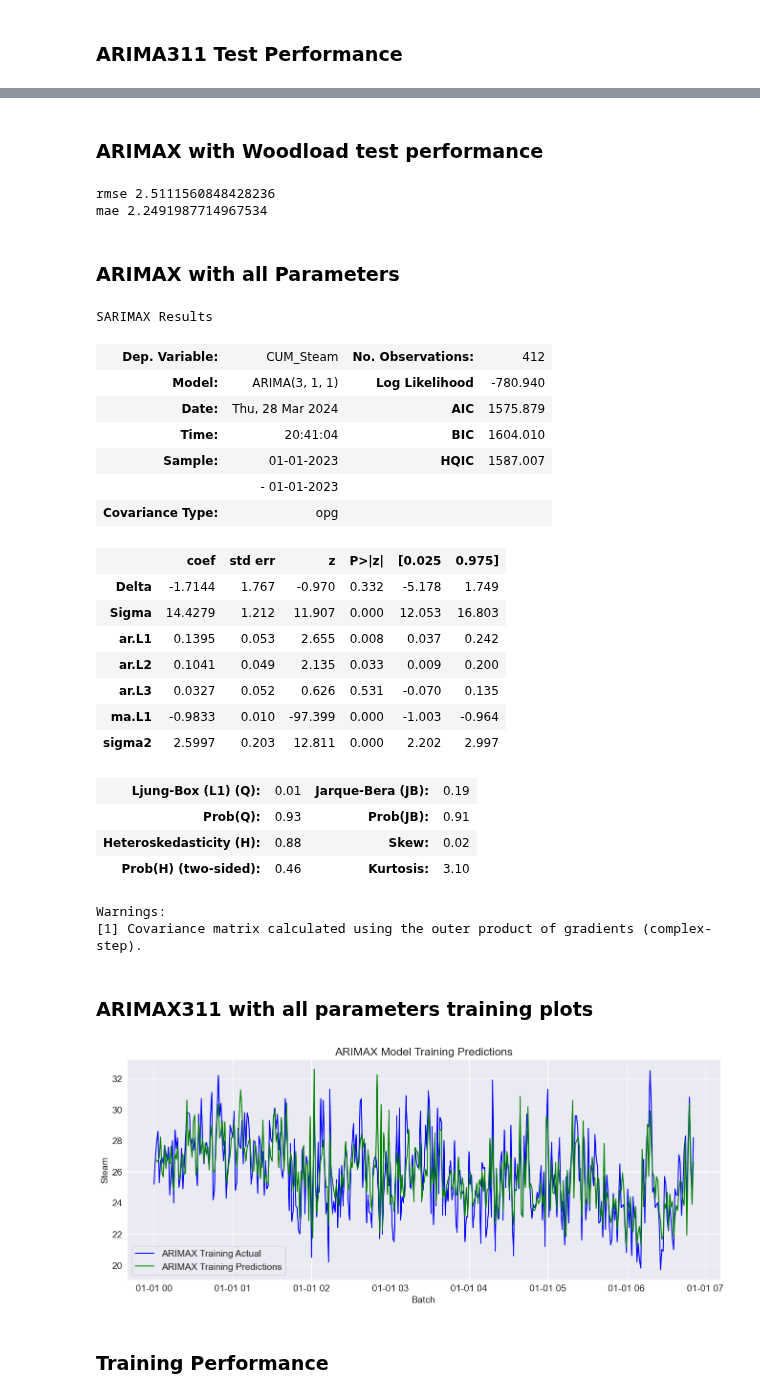
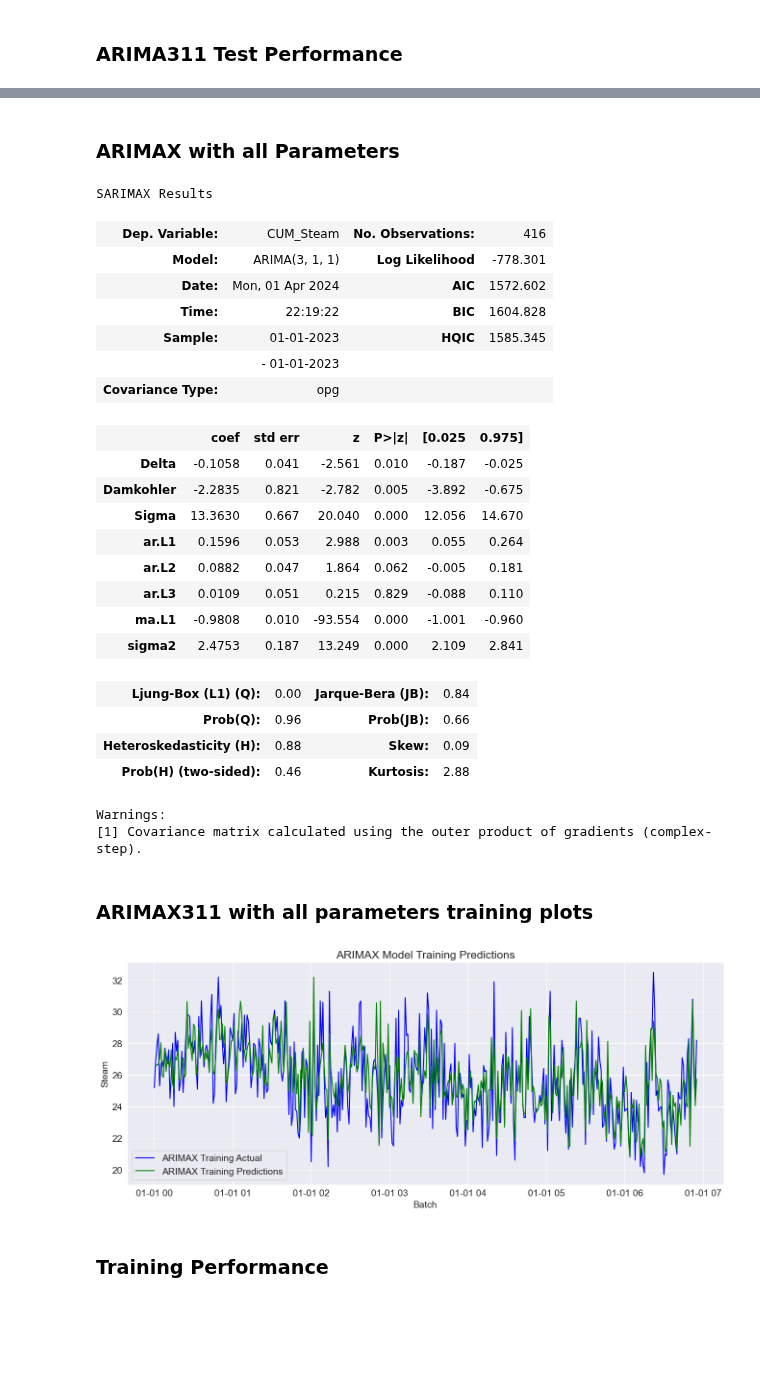
Before and after one commit to DaviesHub/linear_timeseries_analysis, a Jupyter notebook: Dig15LinearAnalysis.ipynb, the cells around one changed output, grey strips where cells are left out. Drawn from its saved outputs; the diff is of its cells as text; code cells hidden in the pictures; blank space fills up the shorter version.

```diff
--- a/Dig15LinearAnalysis.ipynb
+++ b/Dig15LinearAnalysis.ipynb
@@ -75,6 +66,6 @@ data15.head()
 # %%
-data15_train = data15[:412]
-data15_test = data15[412:417]
+data15_train = data15[:416]
+data15_test = data15[416:421]
 # %%
 data15_train.tail()
 # %% [output]
@@ -318,22 +240,8 @@ plt.show()
-# %% [markdown]
-### ARIMAX with Woodload test performance
-# %%
-# Calculate Root Mean Squared Error (RMSE)
-rmse = np.sqrt(mean_squared_error(data15_test['CUM_Steam'], arimax_test_predictions['predicted_mean']))
-
-# Calculate Mean Absolute Error (MAE)
-mae = mean_absolute_error(data15_test['CUM_Steam'], arimax_test_predictions['predicted_mean'])
-
-print('rmse', rmse)
-print('mae', mae)
-# %% [output]
-rmse 2.5111560848428236
-mae 2.2491987714967534
 # %% [markdown]
 ### ARIMAX with all Parameters
 # %%
 # Define exogenous variables
-exog_vars = data15_train[['Delta', 'Sigma']]
+exog_vars = data15_train[['Delta', 'Damkohler', 'Sigma']]
 
 # Fit AutoARIMA model with exogenous variables
 model_arimax = ARIMA(data15_train['CUM_Steam'], exog=exog_vars, order=(3,1,1))
@@ -341,61 +249,62 @@ res_arimax = model_arimax.fit()
 res_arimax.summary()
 # %% [output]
 SARIMAX Results
-| Dep. Variable: | CUM_Steam | No. Observations: | 412 |
-| Model: | ARIMA(3, 1, 1) | Log Likelihood | -780.940 |
-| Date: | Thu, 28 Mar 2024 | AIC | 1575.879 |
-| Time: | 20:41:04 | BIC | 1604.010 |
-| Sample: | 01-01-2023 | HQIC | 1587.007 |
+| Dep. Variable: | CUM_Steam | No. Observations: | 416 |
+| Model: | ARIMA(3, 1, 1) | Log Likelihood | -778.301 |
+| Date: | Mon, 01 Apr 2024 | AIC | 1572.602 |
+| Time: | 22:19:22 | BIC | 1604.828 |
+| Sample: | 01-01-2023 | HQIC | 1585.345 |
 |  | - 01-01-2023 |  |  |
 | Covariance Type: | opg |  |  |
 |  | coef | std err | z | P>|z| | [0.025 | 0.975] |
-| Delta | -1.7144 | 1.767 | -0.970 | 0.332 | -5.178 | 1.749 |
-| Sigma | 14.4279 | 1.212 | 11.907 | 0.000 | 12.053 | 16.803 |
-| ar.L1 | 0.1395 | 0.053 | 2.655 | 0.008 | 0.037 | 0.242 |
-| ar.L2 | 0.1041 | 0.049 | 2.135 | 0.033 | 0.009 | 0.200 |
-| ar.L3 | 0.0327 | 0.052 | 0.626 | 0.531 | -0.070 | 0.135 |
-| ma.L1 | -0.9833 | 0.010 | -97.399 | 0.000 | -1.003 | -0.964 |
-| sigma2 | 2.5997 | 0.203 | 12.811 | 0.000 | 2.202 | 2.997 |
+| Delta | -0.1058 | 0.041 | -2.561 | 0.010 | -0.187 | -0.025 |
+| Damkohler | -2.2835 | 0.821 | -2.782 | 0.005 | -3.892 | -0.675 |
+| Sigma | 13.3630 | 0.667 | 20.040 | 0.000 | 12.056 | 14.670 |
+| ar.L1 | 0.1596 | 0.053 | 2.988 | 0.003 | 0.055 | 0.264 |
+| ar.L2 | 0.0882 | 0.047 | 1.864 | 0.062 | -0.005 | 0.181 |
+| ar.L3 | 0.0109 | 0.051 | 0.215 | 0.829 | -0.088 | 0.110 |
+| ma.L1 | -0.9808 | 0.010 | -93.554 | 0.000 | -1.001 | -0.960 |
+| sigma2 | 2.4753 | 0.187 | 13.249 | 0.000 | 2.109 | 2.841 |
-| Ljung-Box (L1) (Q): | 0.01 | Jarque-Bera (JB): | 0.19 |
-| Prob(Q): | 0.93 | Prob(JB): | 0.91 |
-| Heteroskedasticity (H): | 0.88 | Skew: | 0.02 |
-| Prob(H) (two-sided): | 0.46 | Kurtosis: | 3.10 |
+| Ljung-Box (L1) (Q): | 0.00 | Jarque-Bera (JB): | 0.84 |
+| Prob(Q): | 0.96 | Prob(JB): | 0.66 |
+| Heteroskedasticity (H): | 0.88 | Skew: | 0.09 |
+| Prob(H) (two-sided): | 0.46 | Kurtosis: | 2.88 |
 Warnings:
 [1] Covariance matrix calculated using the outer product of gradients (complex-step).
 # %% [markdown]
 ### ARIMAX311 with all parameters training plots
 # %%
-start_date = '2023-01-01 06:52:00'
-end_date = '2023-01-01 06:56:00'
-exog_vars_test = data15_test[['Delta', 'Sigma']]
+start_date = '2023-01-01 06:56:00'
+end_date = '2023-01-01 07:00:00'
+exog_vars_test = data15_test[['Delta', 'Damkohler', 'Sigma']]
 
 # Make predictions on training dataset
 train_predictions = pd.DataFrame(res_arimax.predict())
 #print(train_predictions)
 
 pd.set_option('display.max_rows', None)
 pd.set_option('display.max_columns', None)
 
 #Make predictions on test dataset
 arimax_test_predictions = pd.DataFrame(res_arimax.predict(start=start_date, end=end_date, exog=exog_vars_test))
 #print(test_predictions)
 
 # Plot actual values of training data
 plt.plot(data15_train.index, data15_train['CUM_Steam'], color='blue', label='ARIMAX Training Actual')
 
 # Plot predicted values of training data
 plt.plot(data15_train.index[1:], train_predictions['predicted_mean'].iloc[1:], color='green', label='ARIMAX Training Predictions')
 
 # Add labels and legend
 plt.title('ARIMAX Model Training Predictions')
 plt.xlabel('Batch')
 plt.ylabel('Steam')
 plt.legend()
 
 # Show plot
 plt.show()
 # %% [output]
-[figure, old version]
+[figure, new version]
 # %% [markdown]
 ### Training Performance
 # %%
```
Also changed, not shown: parts of 27 cells of this notebook, 2 other files.
